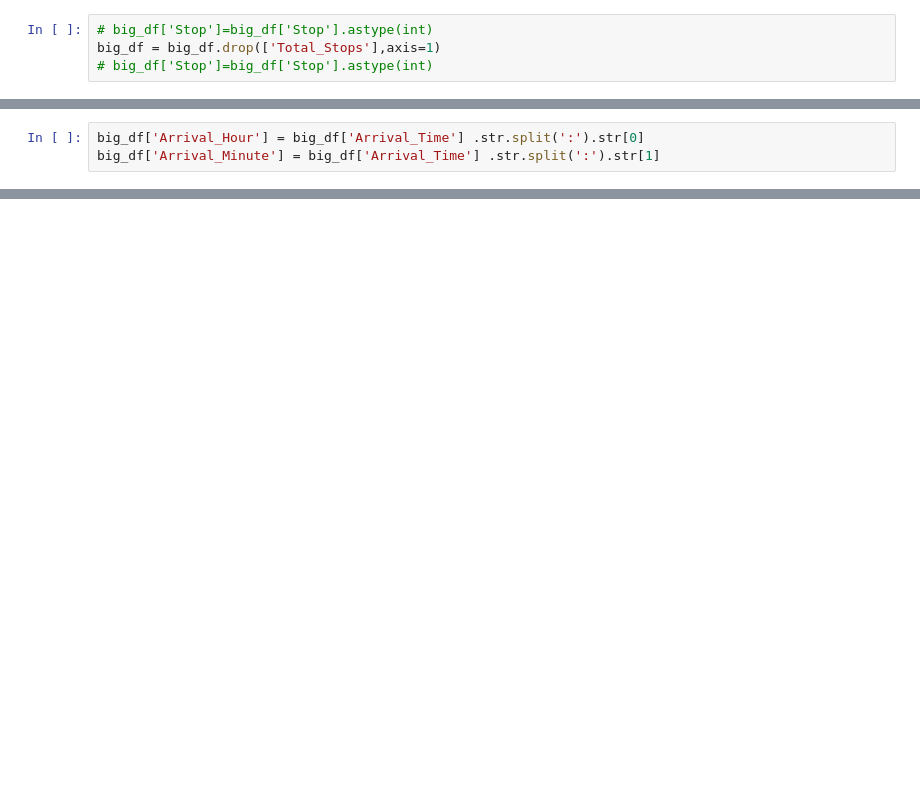
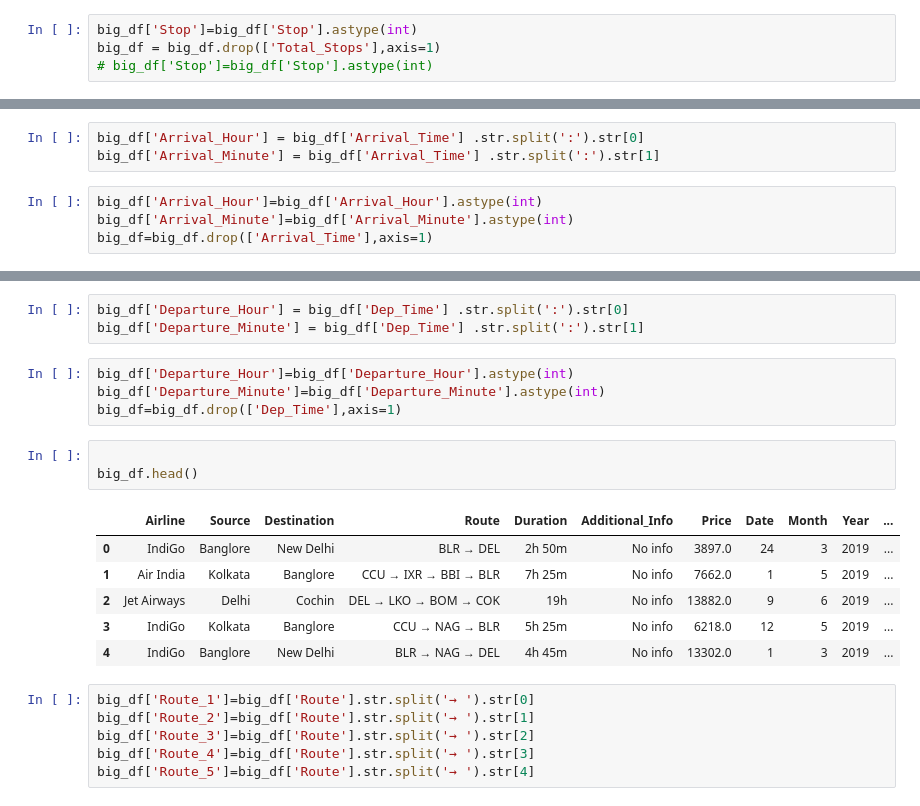
Before and after one commit to rj7shakya/machinelearning, a Jupyter notebook: projects/flightpred/flight_prediction.ipynb, the cells around one changed output, grey strips where cells are left out. Cells and saved outputs as stored; diff of their text form; blank space fills up the shorter version.

```diff
--- a/projects/flightpred/flight_prediction.ipynb
+++ b/projects/flightpred/flight_prediction.ipynb
@@ -173,7 +173,7 @@ Year                 int64
 Stop                object
 dtype: object
 # %%
-# big_df['Stop']=big_df['Stop'].astype(int)
+big_df['Stop']=big_df['Stop'].astype(int)
 big_df = big_df.drop(['Total_Stops'],axis=1)
 # big_df['Stop']=big_df['Stop'].astype(int)
 # %%
@@ -188,3 +188,7 @@ big_df.head()
 # %%
 big_df['Arrival_Hour'] = big_df['Arrival_Time'] .str.split(':').str[0]
 big_df['Arrival_Minute'] = big_df['Arrival_Time'] .str.split(':').str[1]
+# %%
+big_df['Arrival_Hour']=big_df['Arrival_Hour'].astype(int)
+big_df['Arrival_Minute']=big_df['Arrival_Minute'].astype(int)
+big_df=big_df.drop(['Arrival_Time'],axis=1)
@@ -190,0 +204,23 @@ big_df['Arrival_Minute'] = big_df['Arrival_Time'] .str.split(':').str[1]
+# %%
+big_df['Departure_Hour'] = big_df['Dep_Time'] .str.split(':').str[0]
+big_df['Departure_Minute'] = big_df['Dep_Time'] .str.split(':').str[1]
+# %%
+big_df['Departure_Hour']=big_df['Departure_Hour'].astype(int)
+big_df['Departure_Minute']=big_df['Departure_Minute'].astype(int)
+big_df=big_df.drop(['Dep_Time'],axis=1)
+# %%
+
+big_df.head()
+# %% [output]
+|  | Airline | Source | Destination | Route | Duration | Additional_Info | Price | Date | Month | Year | ... |
+| 0 | IndiGo | Banglore | New Delhi | BLR → DEL | 2h 50m | No info | 3897.0 | 24 | 3 | 2019 | ... |
+| 1 | Air India | Kolkata | Banglore | CCU → IXR → BBI → BLR | 7h 25m | No info | 7662.0 | 1 | 5 | 2019 | ... |
+| 2 | Jet Airways | Delhi | Cochin | DEL → LKO → BOM → COK | 19h | No info | 13882.0 | 9 | 6 | 2019 | ... |
+| 3 | IndiGo | Kolkata | Banglore | CCU → NAG → BLR | 5h 25m | No info | 6218.0 | 12 | 5 | 2019 | ... |
+| 4 | IndiGo | Banglore | New Delhi | BLR → NAG → DEL | 4h 45m | No info | 13302.0 | 1 | 3 | 2019 | ... |
+# %%
+big_df['Route_1']=big_df['Route'].str.split('→ ').str[0]
+big_df['Route_2']=big_df['Route'].str.split('→ ').str[1]
+big_df['Route_3']=big_df['Route'].str.split('→ ').str[2]
+big_df['Route_4']=big_df['Route'].str.split('→ ').str[3]
+big_df['Route_5']=big_df['Route'].str.split('→ ').str[4]
```
Also changed, not shown: parts of 31 cells of this notebook.
